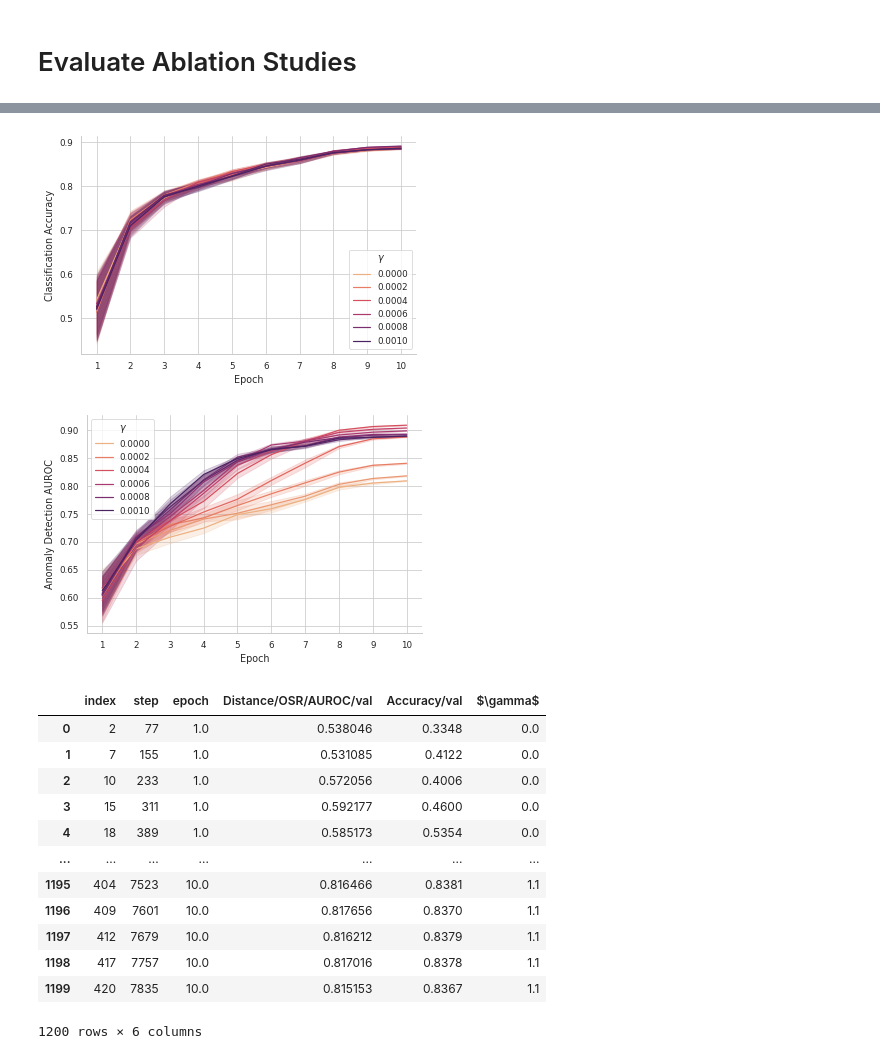
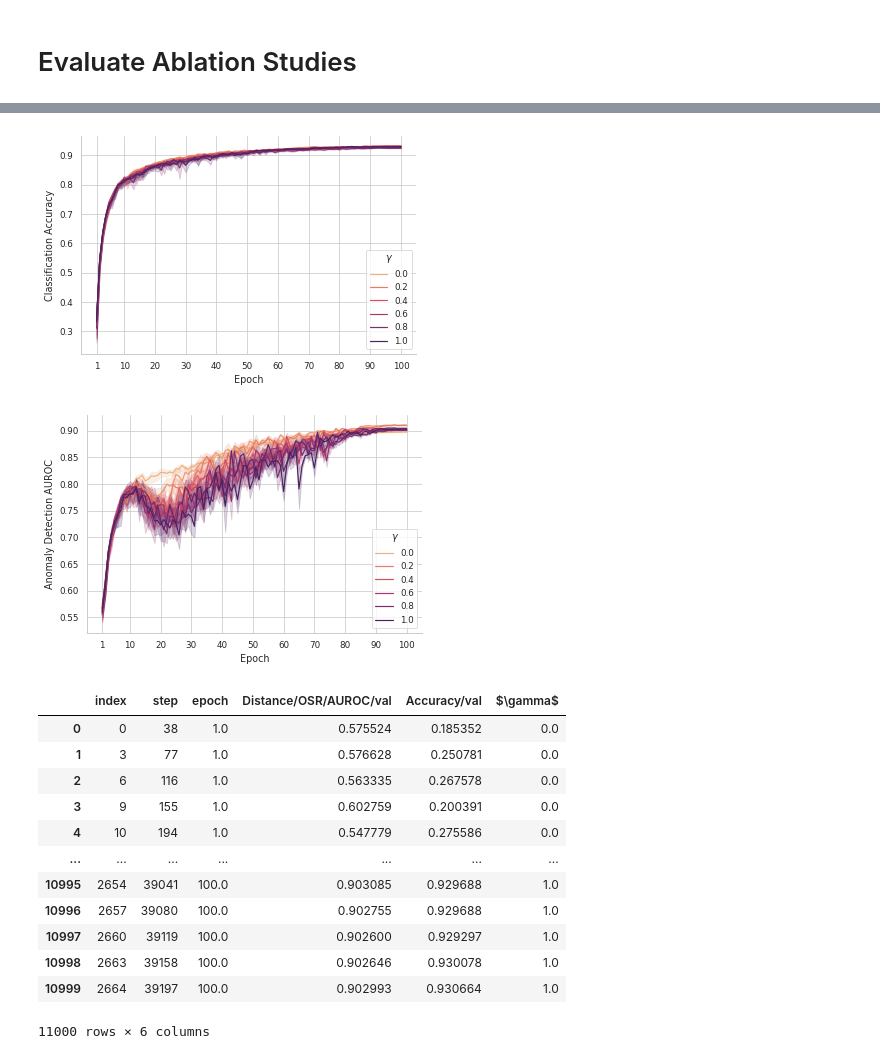
Before and after one commit to kkirchheim/mchad, a Jupyter notebook: notebooks/ablation-2-new.ipynb, the cells around one changed output, grey strips where cells are left out. Cells and saved outputs as stored; diff of their text form; code cells hidden in the pictures.

```diff
--- a/notebooks/ablation-2-new.ipynb
+++ b/notebooks/ablation-2-new.ipynb
@@ -10,7 +10,7 @@ from os.path import join
 sb.set()
 sb.set_style("whitegrid")
 sb.set_context("paper")
-xticks = list(range(1, 11, 1))
+xticks = [1, *range(10, 100, 10), 100]
 # %%
 
 
@@ -96,52 +96,53 @@ plt.show()
 # %%
 dfs = []
 
 for i in range(0, 11):
-    path = f"/home/ki/projects/work/mchad/logs/multiruns/ablation/01/24/22-12:51:52/vary_oe/{i}/"
+    path = f"/run/media/ki/292b6fa6-3ffb-4b84-9ed3-6bf879e10535/kirchhei/newmchad/ablation/vary_oe/{i}/"
     cfg = OmegaConf.load(join(path, "config.yaml"))
     ce = cfg["model"]["weight_oe"]
     df = pd.read_csv(join(path, "csv/version_0/metrics.csv"))
 
     tmp = df[["step", "epoch", "Distance/OSR/AUROC/val", "Accuracy/val"]].dropna()
     tmp["$\\gamma$"] = ce
     tmp["epoch"] += 1
     dfs.append(tmp)
 
 df = pd.concat(dfs).reset_index()
 
 g = sb.lineplot(data=df, x="epoch", y="Accuracy/val", hue="$\gamma$", palette="flare")
 plt.xlabel("Epoch")
 plt.ylabel("Classification Accuracy")
 sb.despine()
 g.set(xticks=xticks)
-# plt.savefig("out/acc-gamma.pgf", dpi=300)
+plt.savefig("out/acc-gamma.pgf", dpi=300)
 plt.show()
-
-g = sb.lineplot(
-    data=df, x="epoch", y="Distance/OSR/AUROC/val", hue="$\gamma$", palette="flare"
-)
-plt.xlabel("Epoch")
-plt.ylabel("Anomaly Detection AUROC")
-g.set(xticks=xticks)
-sb.despine()
-# plt.savefig("out/auroc-gamma.pgf", dpi=300)
-plt.show()
 # %% [output]
-[figure, old version]
+[figure, new version]
-[figure, removed]
+# %%
+g = sb.lineplot(
+    data=df, x="epoch", y="Distance/OSR/AUROC/val", hue="$\gamma$", palette="flare"
+)
+plt.xlabel("Epoch")
+plt.ylabel("Anomaly Detection AUROC")
+g.set(xticks=xticks)
+sb.despine()
+plt.savefig("out/auroc-gamma.pgf", dpi=300)
+plt.show()
+# %% [output]
+[figure, added]
 # %%
 df
 # %% [output]
 |  | index | step | epoch | Distance/OSR/AUROC/val | Accuracy/val | $\gamma$ |
-| 0 | 2 | 77 | 1.0 | 0.538046 | 0.3348 | 0.0 |
-| 1 | 7 | 155 | 1.0 | 0.531085 | 0.4122 | 0.0 |
-| 2 | 10 | 233 | 1.0 | 0.572056 | 0.4006 | 0.0 |
-| 3 | 15 | 311 | 1.0 | 0.592177 | 0.4600 | 0.0 |
-| 4 | 18 | 389 | 1.0 | 0.585173 | 0.5354 | 0.0 |
+| 0 | 0 | 38 | 1.0 | 0.575524 | 0.185352 | 0.0 |
+| 1 | 3 | 77 | 1.0 | 0.576628 | 0.250781 | 0.0 |
+| 2 | 6 | 116 | 1.0 | 0.563335 | 0.267578 | 0.0 |
+| 3 | 9 | 155 | 1.0 | 0.602759 | 0.200391 | 0.0 |
+| 4 | 10 | 194 | 1.0 | 0.547779 | 0.275586 | 0.0 |
 | ... | ... | ... | ... | ... | ... | ... |
-| 1195 | 404 | 7523 | 10.0 | 0.816466 | 0.8381 | 1.1 |
-| 1196 | 409 | 7601 | 10.0 | 0.817656 | 0.8370 | 1.1 |
-| 1197 | 412 | 7679 | 10.0 | 0.816212 | 0.8379 | 1.1 |
-| 1198 | 417 | 7757 | 10.0 | 0.817016 | 0.8378 | 1.1 |
-| 1199 | 420 | 7835 | 10.0 | 0.815153 | 0.8367 | 1.1 |
+| 10995 | 2654 | 39041 | 100.0 | 0.903085 | 0.929688 | 1.0 |
+| 10996 | 2657 | 39080 | 100.0 | 0.902755 | 0.929688 | 1.0 |
+| 10997 | 2660 | 39119 | 100.0 | 0.902600 | 0.929297 | 1.0 |
+| 10998 | 2663 | 39158 | 100.0 | 0.902646 | 0.930078 | 1.0 |
+| 10999 | 2664 | 39197 | 100.0 | 0.902993 | 0.930664 | 1.0 |
-1200 rows × 6 columns
+11000 rows × 6 columns
```
Also changed, not shown: parts of 2 cells of this notebook, 38 other files.
